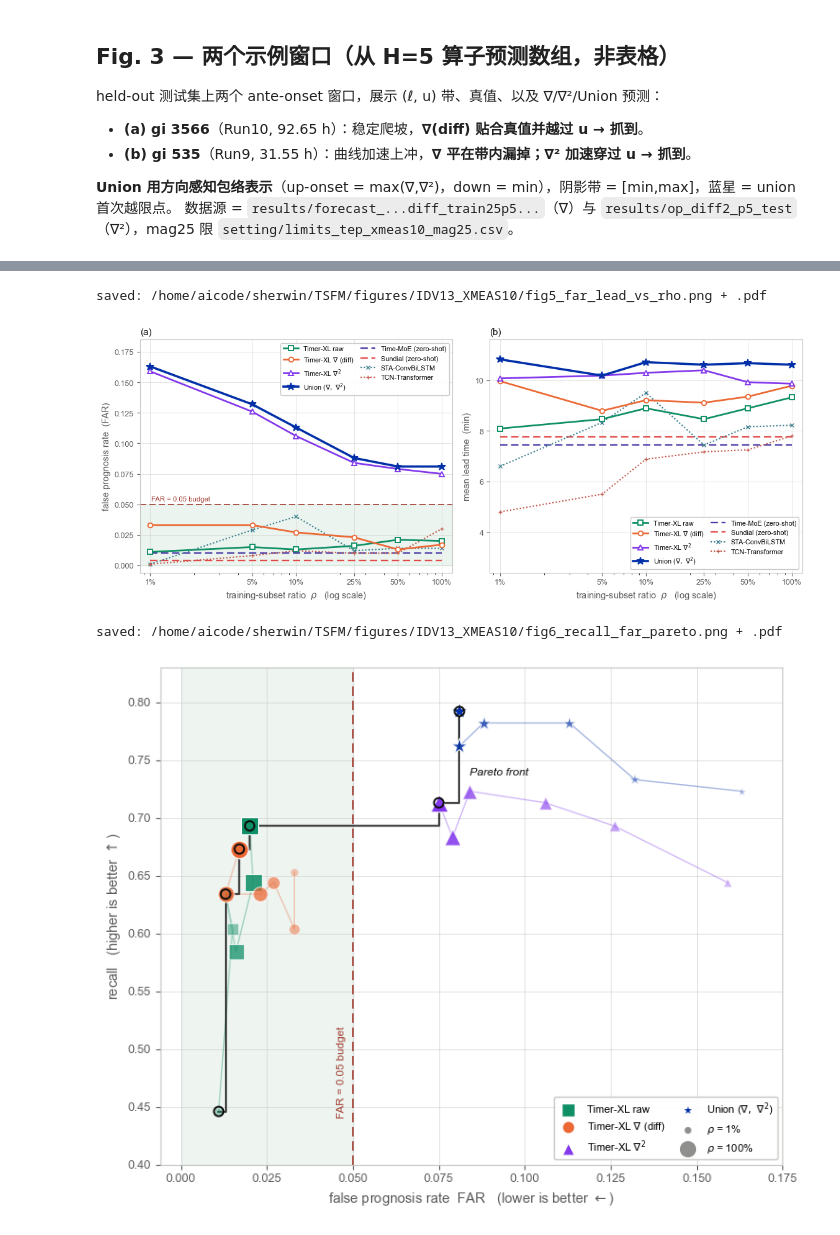
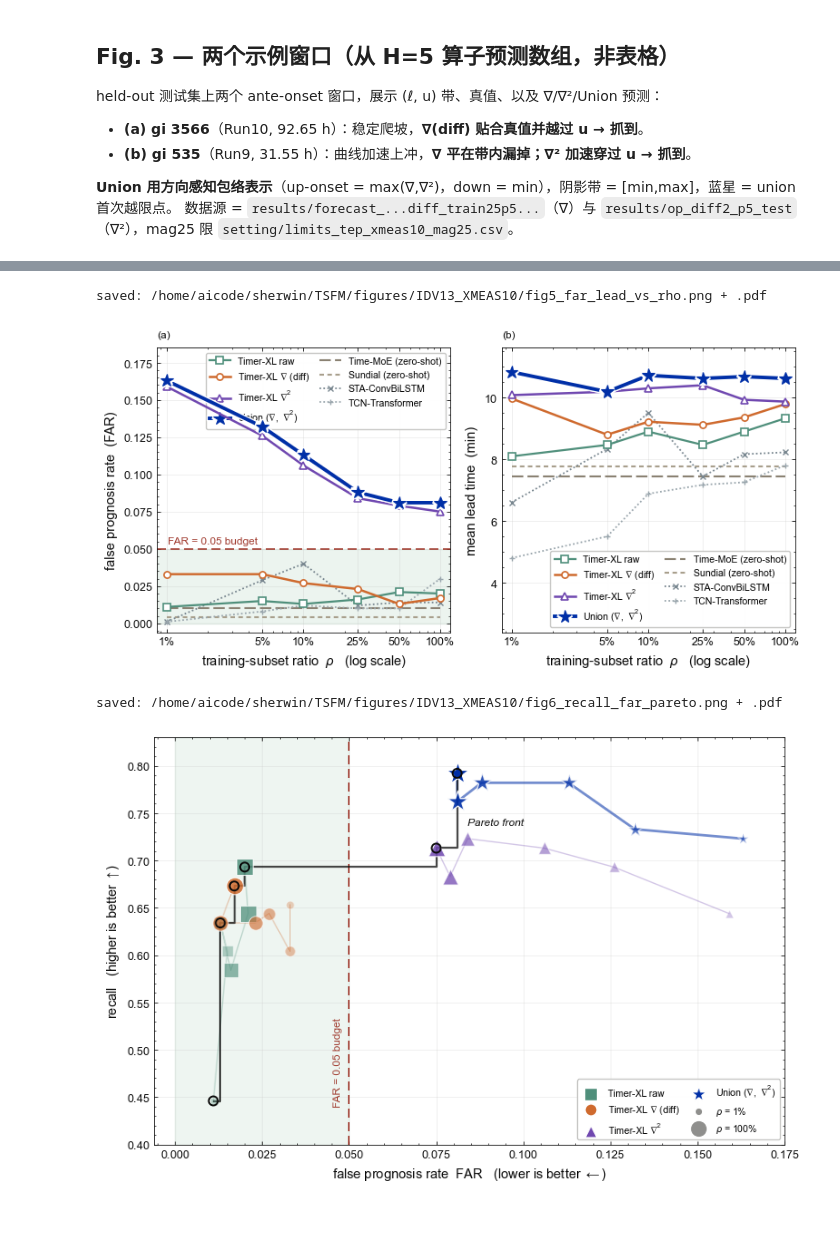
Before and after one commit to Moenea/TSFM, a Jupyter notebook: figures/IDV13_XMEAS10/plot_paper_figures.ipynb, the cells around one changed output, grey strips where cells are left out. Drawn from its saved outputs; the diff is of its cells as text; code cells hidden in the pictures.

```diff
--- a/figures/IDV13_XMEAS10/plot_paper_figures.ipynb
+++ b/figures/IDV13_XMEAS10/plot_paper_figures.ipynb
@@ -322,18 +367,19 @@ saved: /home/aicode/sherwin/TSFM/figures/IDV13_XMEAS10/fig3_examples.png + .pdf
 # %%
 # === Fig. 4 — prognostic recall vs rho ===
-fig, ax = plt.subplots(figsize=(7.4, 5.0)); fig.patch.set_facecolor(PAPER)
+fig, ax = plt.subplots(figsize=(cm(FIG_W_CM), cm(11.0))); fig.patch.set_facecolor(PAPER)
 _base_ax(ax)
 # best-baseline @100% reference (headline: operators @1% already beat it)
 best_base_100 = max(RECALL["sta"][-1], RECALL["tcn"][-1])   # 0.535 (STA)
 ax.axhline(best_base_100, color=GREY_MID, ls=(0,(2,2)), lw=1.1, zorder=1)
-ax.text(1.02, best_base_100+0.008, f"best baseline @100% data = {best_base_100:.3f}",
-        fontsize=8.0, color=GREY_DARK, va="bottom", ha="left", style="italic")
+# label sits at the right end of the line: on the left the raw curve sweeps through it
+ax.text(115, best_base_100+0.010, f"best baseline @100% data = {best_base_100:.3f}",
+        fontsize=FS["note"], color=GREY_DARK, va="bottom", ha="right", style="italic")
 for k in FIG4SET:
     _plot_curve(ax, k, RECALL)
 _finish_x(ax)
-ax.set_ylabel("prognostic recall", fontsize=10.5, color=GREY_DARK)
+ax.set_ylabel("prognostic recall", fontsize=FS["label"], color=INK)
 ax.set_ylim(-0.02, 0.86)
-ax.legend(fontsize=8.2, ncol=2, loc="lower right", framealpha=0.92,
+ax.legend(fontsize=FS["legend"], ncol=2, loc="lower right", frameon=True, framealpha=0.95, facecolor=PAPER,
           edgecolor=GREY_LIGHT, columnspacing=1.1, handlelength=2.4)
 fig.tight_layout(); _save(fig, "fig4_recall_vs_rho"); plt.show()
 # %% [output]
@@ -342,54 +388,60 @@ saved: /home/aicode/sherwin/TSFM/figures/IDV13_XMEAS10/fig4_recall_vs_rho.png +
 # %%
 # === Fig. 5 — (a) FAR  (b) lead time vs rho ===
-fig, (axa, axb) = plt.subplots(1, 2, figsize=(11.6, 4.7)); fig.patch.set_facecolor(PAPER)
+fig, (axa, axb) = plt.subplots(1, 2, figsize=(cm(FIG_W_CM), cm(10.0))); fig.patch.set_facecolor(PAPER)
 for ax in (axa, axb): _base_ax(ax)
 
 # (a) FAR  — shade FAR<=0.05 budget
 axa.axhspan(0, 0.05, color="#2e8b57", alpha=0.09, zorder=0)
 axa.axhline(0.05, color="#a03a2e", lw=1.2, ls=(0,(6,3)), zorder=2)
-axa.text(1.02, 0.052, "FAR = 0.05 budget", fontsize=8.2, color="#a03a2e", va="bottom", ha="left")
+axa.text(1.02, 0.052, "FAR = 0.05 budget", fontsize=FS["note"], color="#a03a2e", va="bottom", ha="left")
 for k in FIG4SET: _plot_curve(axa, k, FAR)
 _finish_x(axa)
-axa.set_ylabel("false prognosis rate  (FAR)", fontsize=10.5, color=GREY_DARK)
+axa.set_ylabel("false prognosis rate  (FAR)", fontsize=FS["label"], color=INK)
 axa.set_ylim(-0.006, 0.185)
-axa.set_title("(a)", fontsize=11, color=INK, loc="left", pad=6)
-axa.legend(fontsize=7.8, ncol=2, loc="upper right", framealpha=0.92,
+axa.set_title("(a)", fontsize=FS["title"], color=INK, loc="left", pad=8)
+axa.legend(fontsize=FS["legend"], ncol=2, loc="upper right", frameon=True, framealpha=0.95, facecolor=PAPER,
            edgecolor=GREY_LIGHT, columnspacing=1.0, handlelength=2.2)
 
 # (b) lead time
 for k in FIG4SET: _plot_curve(axb, k, LEAD)
 _finish_x(axb)
-axb.set_ylabel("mean lead time  (min)", fontsize=10.5, color=GREY_DARK)
+axb.set_ylabel("mean lead time  (min)", fontsize=FS["label"], color=INK)
 axb.set_ylim(2.4, 11.6)
-axb.set_title("(b)", fontsize=11, color=INK, loc="left", pad=6)
-axb.legend(fontsize=7.8, ncol=2, loc="lower right", framealpha=0.92,
+axb.set_title("(b)", fontsize=FS["title"], color=INK, loc="left", pad=8)
+axb.legend(fontsize=FS["legend"], ncol=2, loc="lower right", frameon=True, framealpha=0.95, facecolor=PAPER,
            edgecolor=GREY_LIGHT, columnspacing=1.0, handlelength=2.2)
 fig.tight_layout(); _save(fig, "fig5_far_lead_vs_rho"); plt.show()
 # %% [output]
 saved: /home/aicode/sherwin/TSFM/figures/IDV13_XMEAS10/fig5_far_lead_vs_rho.png + .pdf
-[figure, old version]
+[figure, new version]
 # %%
 # === Fig. 6 — recall vs FAR, one marker per (operator, rho) + Pareto front ===
-fig, ax = plt.subplots(figsize=(7.6, 6.0)); fig.patch.set_facecolor(PAPER)
+fig, ax = plt.subplots(figsize=(cm(FIG_W_CM), cm(13.0))); fig.patch.set_facecolor(PAPER)
 _base_ax(ax)
 # FAR=0.05 budget
 ax.axvspan(0, 0.05, color="#2e8b57", alpha=0.08, zorder=0)
 ax.axvline(0.05, color="#a03a2e", lw=1.2, ls=(0,(6,3)), zorder=2)
-ax.text(0.048, 0.44, "FAR = 0.05 budget", color="#a03a2e", fontsize=8.4,
+ax.text(0.048, 0.44, "FAR = 0.05 budget", color="#a03a2e", fontsize=FS["note"],
         rotation=90, va="bottom", ha="right")
 
 pts = []   # (far, recall, op, rho_idx)
 sizes = np.linspace(38, 180, len(RHO_PCT))     # small rho -> small marker
 for op in OPS:
     c, mk, ls, lw, lab = STYLE[op]
+    hero = op == "union"
+    ms = 2.0 if hero else 1.0      # '*' 的视觉面积比方/圆/三角小，且 Union 要突出
     fx = FAR[op]; ry = RECALL[op]
     # faint trajectory across rho
-    ax.plot(fx, ry, color=c, lw=1.0, alpha=0.35, zorder=3)
+    ax.plot(fx, ry, color=c, lw=2.0 if hero else 1.0, alpha=0.55 if hero else 0.30,
+            zorder=4 if hero else 3)
     for i in range(len(RHO_PCT)):
-        ax.scatter(fx[i], ry[i], s=sizes[i], marker=mk, c=c, alpha=0.35+0.65*i/5,
-                   edgecolor="white", linewidth=0.8, zorder=6)
+        ax.scatter(fx[i], ry[i], s=sizes[i]*ms, marker=mk, c=c,
+                   alpha=(0.55+0.45*i/5) if hero else (0.30+0.55*i/5),
+                   edgecolor="white", linewidth=1.0 if hero else 0.8,
+                   zorder=7 if hero else 6)
         pts.append((fx[i], ry[i], op, i))
-    ax.scatter([], [], s=90, marker=mk, c=c, edgecolor="white", label=lab)  # legend proxy
+    ax.scatter([], [], s=170 if hero else 90, marker=mk, c=c,
+               edgecolor="white", label=lab)  # legend proxy
 
 # empirical Pareto front (max recall, min FAR)
 P = sorted(pts, key=lambda p: (p[0], -p[1]))
@@ -405,7 +457,7 @@ for j in range(len(front)):
     if j+1 < len(front): sx.append(fx[j+1]); sy.append(fy[j])
 ax.plot(sx, sy, color=INK, lw=1.6, ls="-", zorder=5, alpha=0.75)
 ax.scatter(fx, fy, s=52, facecolor="none", edgecolor=INK, linewidth=1.4, zorder=8)
-ax.text(0.084, 0.735, "Pareto front", fontsize=8.6, color=INK, style="italic",
+ax.text(0.084, 0.735, "Pareto front", fontsize=FS["note"], color=INK, style="italic",
         rotation=0, va="bottom", ha="left")
 
 # rho size legend
@@ -413,14 +465,14 @@ for i in (0, 5):
     ax.scatter([], [], s=sizes[i], marker="o", c=GREY_MID, edgecolor="white",
                label=f"$\\rho$ = {RHO_LAB[i]}")
 ax.set_xlabel(r"false prognosis rate  FAR   (lower is better $\leftarrow$)",
-              fontsize=10.5, color=GREY_DARK)
-ax.set_ylabel(r"recall   (higher is better $\uparrow$)", fontsize=10.5, color=GREY_DARK)
+              fontsize=FS["label"], color=INK)
+ax.set_ylabel(r"recall   (higher is better $\uparrow$)", fontsize=FS["label"], color=INK)
 ax.set_xlim(-0.006, 0.175); ax.set_ylim(0.40, 0.83)
-ax.legend(fontsize=8.0, loc="lower right", framealpha=0.92, edgecolor=GREY_LIGHT,
+ax.legend(fontsize=FS["legend"], loc="lower right", frameon=True, framealpha=0.95, facecolor=PAPER, edgecolor=GREY_LIGHT,
           ncol=2, columnspacing=1.0)
 fig.tight_layout(); _save(fig, "fig6_recall_far_pareto"); plt.show()
 # %% [output]
 saved: /home/aicode/sherwin/TSFM/figures/IDV13_XMEAS10/fig6_recall_far_pareto.png + .pdf
-[figure, old version]
+[figure, new version]
 # %%
 # === Fig. 7 — horizon-mean MSE x10^3 vs rho ===
```
Also changed, not shown: parts of 5 cells of this notebook, 12 other files.
